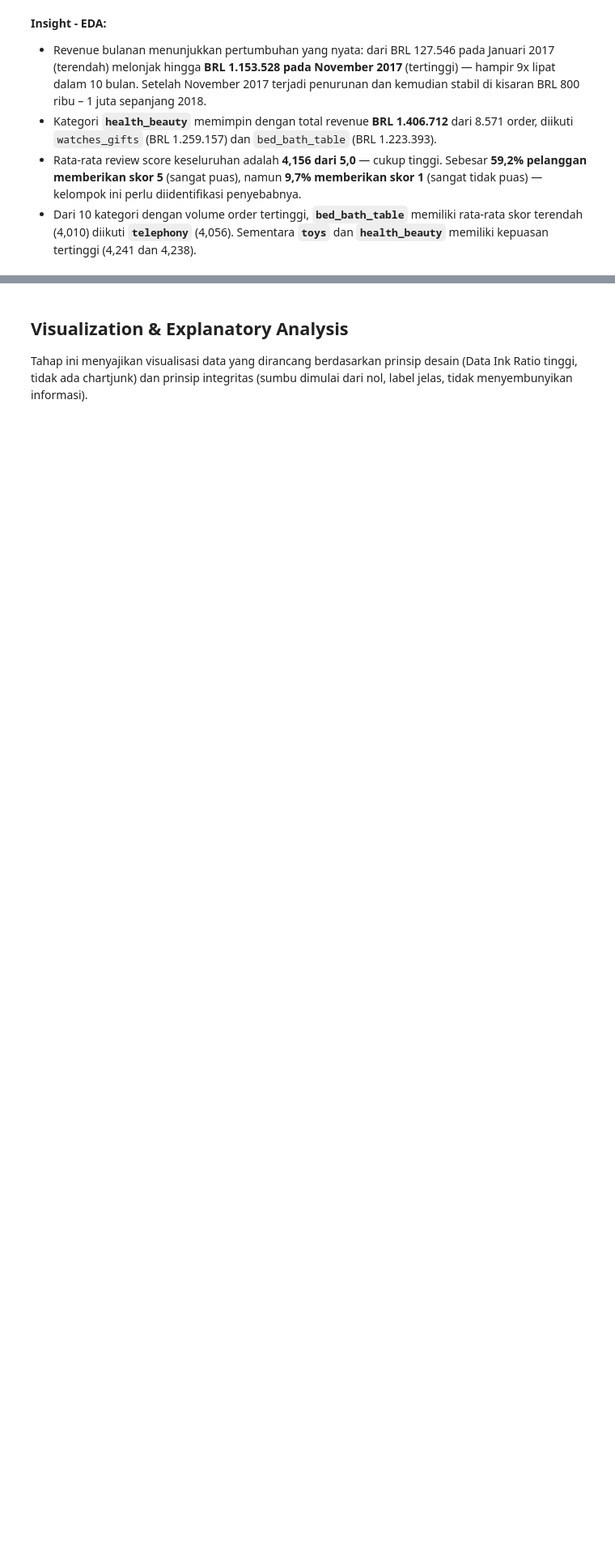
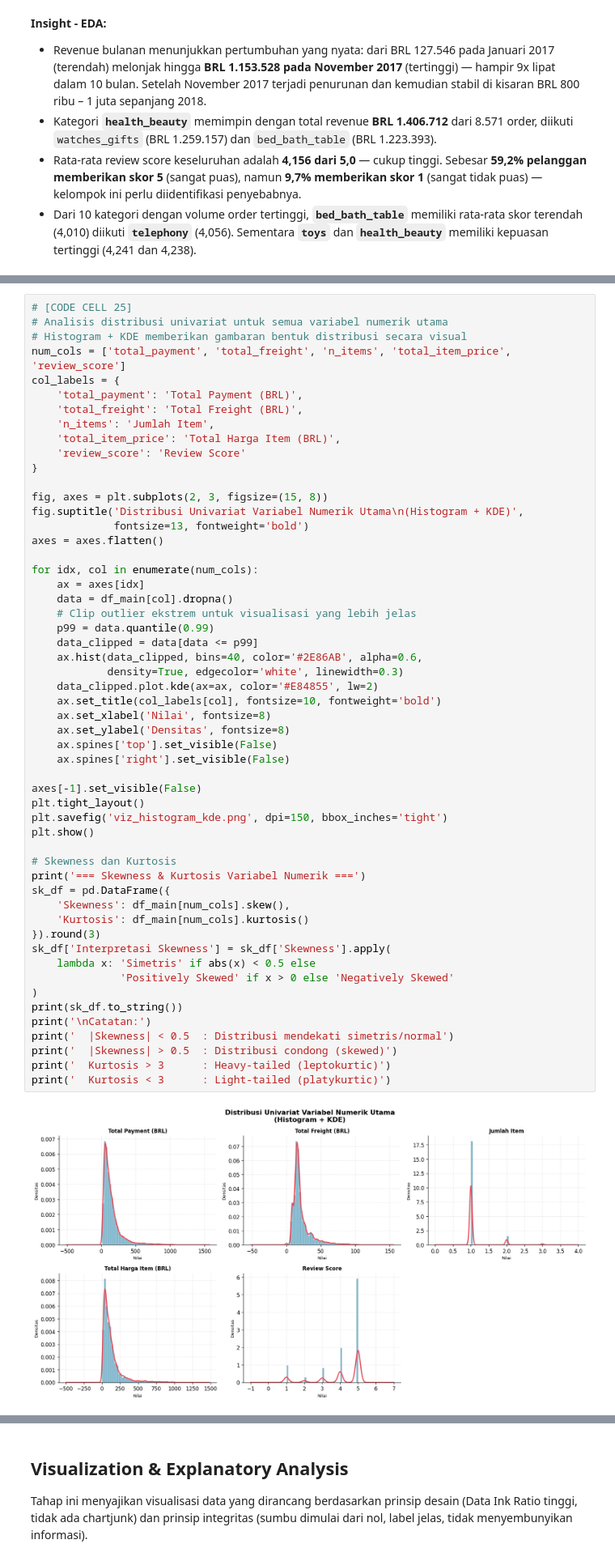
Before and after one commit to ulumlab/brazilian-ecommerce-analysis, a Jupyter notebook: notebook.ipynb, the cells around one changed output, grey strips where cells are left out. Shown at 81% size. Drawn from its saved outputs; the diff is of its cells as text; blank space fills up the shorter version.

```diff
--- a/notebook.ipynb
+++ b/notebook.ipynb
@@ -828,0 +820,56 @@ Rata-rata review score per kategori (urutan terendah ke tertinggi):
+# %%
+# [CODE CELL 25]
+# Analisis distribusi univariat untuk semua variabel numerik utama
+# Histogram + KDE memberikan gambaran bentuk distribusi secara visual
+num_cols = ['total_payment', 'total_freight', 'n_items', 'total_item_price', 'review_score']
+col_labels = {
+    'total_payment': 'Total Payment (BRL)',
+    'total_freight': 'Total Freight (BRL)',
+    'n_items': 'Jumlah Item',
+    'total_item_price': 'Total Harga Item (BRL)',
+    'review_score': 'Review Score'
+}
+
+fig, axes = plt.subplots(2, 3, figsize=(15, 8))
+fig.suptitle('Distribusi Univariat Variabel Numerik Utama\n(Histogram + KDE)',
+             fontsize=13, fontweight='bold')
+axes = axes.flatten()
+
+for idx, col in enumerate(num_cols):
+    ax = axes[idx]
+    data = df_main[col].dropna()
+    # Clip outlier ekstrem untuk visualisasi yang lebih jelas
+    p99 = data.quantile(0.99)
+    data_clipped = data[data <= p99]
+    ax.hist(data_clipped, bins=40, color='#2E86AB', alpha=0.6,
+            density=True, edgecolor='white', linewidth=0.3)
+    data_clipped.plot.kde(ax=ax, color='#E84855', lw=2)
+    ax.set_title(col_labels[col], fontsize=10, fontweight='bold')
+    ax.set_xlabel('Nilai', fontsize=8)
+    ax.set_ylabel('Densitas', fontsize=8)
+    ax.spines['top'].set_visible(False)
+    ax.spines['right'].set_visible(False)
+
+axes[-1].set_visible(False)
+plt.tight_layout()
+plt.savefig('viz_histogram_kde.png', dpi=150, bbox_inches='tight')
+plt.show()
+
+# Skewness dan Kurtosis
+print('=== Skewness & Kurtosis Variabel Numerik ===')
+sk_df = pd.DataFrame({
+    'Skewness': df_main[num_cols].skew(),
+    'Kurtosis': df_main[num_cols].kurtosis()
+}).round(3)
+sk_df['Interpretasi Skewness'] = sk_df['Skewness'].apply(
+    lambda x: 'Simetris' if abs(x) < 0.5 else
+              'Positively Skewed' if x > 0 else 'Negatively Skewed'
+)
+print(sk_df.to_string())
+print('\nCatatan:')
+print('  |Skewness| < 0.5  : Distribusi mendekati simetris/normal')
+print('  |Skewness| > 0.5  : Distribusi condong (skewed)')
+print('  Kurtosis > 3      : Heavy-tailed (leptokurtic)')
+print('  Kurtosis < 3      : Light-tailed (platykurtic)')
+# %% [output]
+[figure, added]
```
Also changed, not shown: parts of 65 cells of this notebook, 2 other files.
